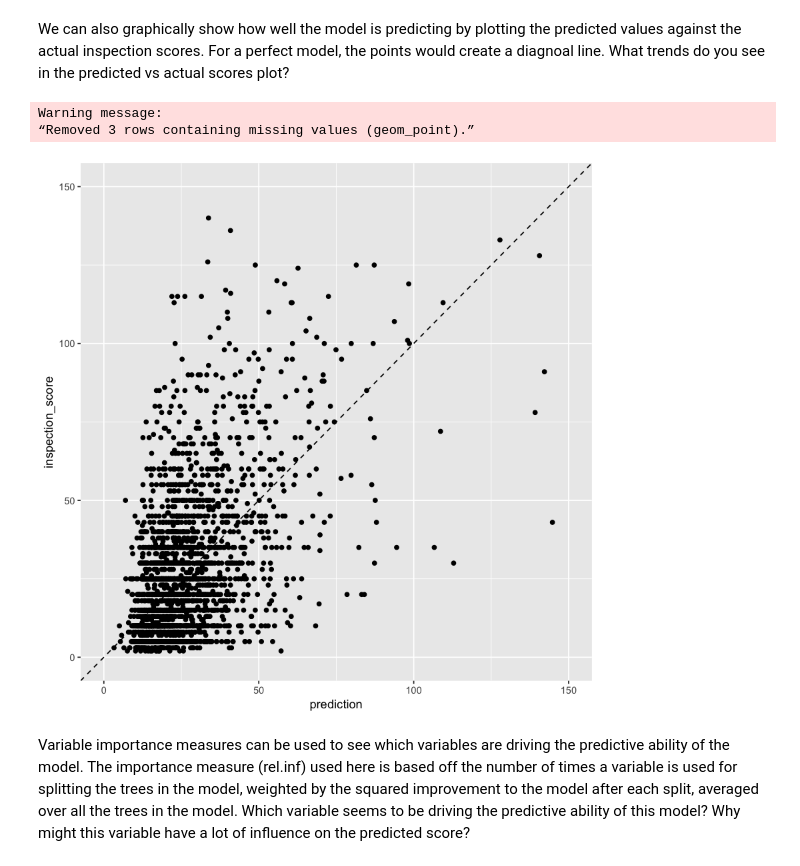
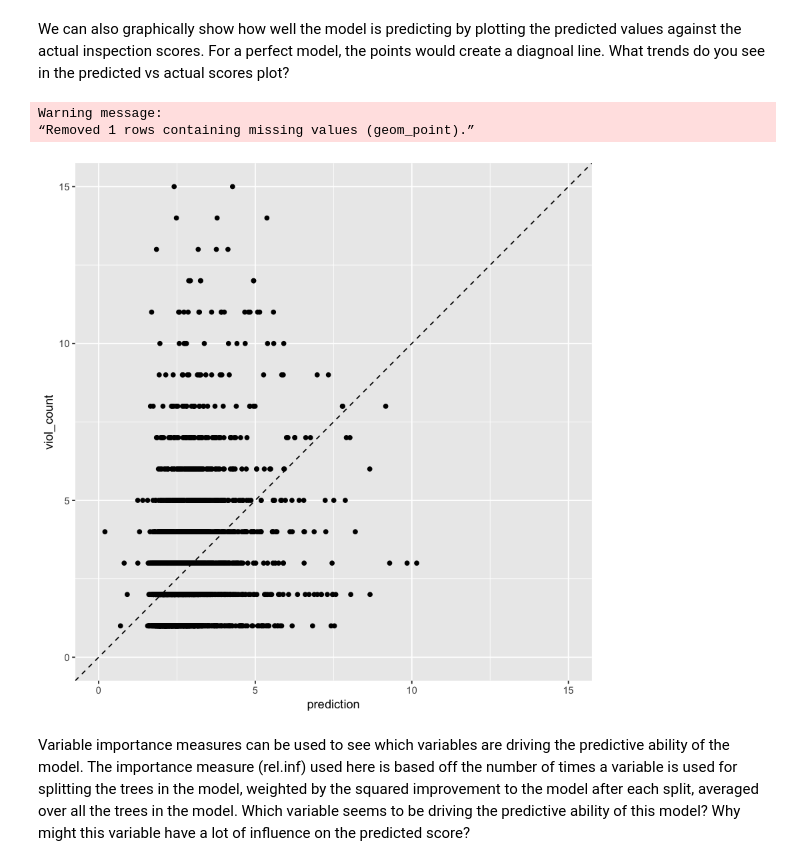
Before and after one commit to stanford-policylab/law-order-algo, a Jupyter notebook: notebooks/Food Inspection Score Bias.ipynb, the cells around one changed output. Saved outputs shown, nothing was run; the diff lists cells and outputs as text; code cells hidden in the pictures.

Commit message:
Update Food Inspection Bias notebook

```diff
--- a/notebooks/Food Inspection Score Bias.ipynb
+++ b/notebooks/Food Inspection Score Bias.ipynb
@@ -70,9 +70,13 @@ test_sub <- kcDat[-train,]
 # %% [markdown]
 We'll first build a gradient boosted tree model using previous inspection scores, the time the inspections took, and the year and weekday the inspection occured.
 # %%
-gb <- gbm(inspection_score~prev_score_1 + prev_score_2 + prev_score_3 + prev_score_4 + activity_time +
+gb <- gbm(viol_count~prev_count_1 + prev_count_2 + prev_count_3 + prev_count_4 +
           year + weekday,
           data=train_sub,distribution = "gaussian",n.trees = 10000,shrinkage = 0.02, interaction.depth = 6)
+
+#gb <- gbm(inspection_score~prev_score_1 + prev_score_2 + prev_score_3 + prev_score_4 + activity_time +
+#          year + weekday,
+#          data=train_sub,distribution = "gaussian",n.trees = 10000,shrinkage = 0.02, interaction.depth = 6)
 # %% [markdown]
 ## Assess prediction ability
 
@@ -92,13 +96,13 @@ We can also graphically show how well the model is predicting by plotting the pr
 # %%
 test_sub$prediction <- score_pred
 
-ggplot(test_sub,aes(x=prediction,y=inspection_score)) + geom_point() + geom_abline(linetype = "dashed") +
-  scale_x_continuous(limits = c(0, 150)) +
-  scale_y_continuous(limits = c(0, 150))
+ggplot(test_sub,aes(x=prediction,y=viol_count)) + geom_point() + geom_abline(linetype = "dashed") +
+  scale_x_continuous(limits = c(0, 15)) +
+  scale_y_continuous(limits = c(0, 15))
 # %% [output]
 Warning message:
-“Removed 3 rows containing missing values (geom_point).”
+“Removed 1 rows containing missing values (geom_point).”
-[figure, old version]
+[figure, new version]
 # %% [markdown]
 Variable importance measures can be used to see which variables are driving the predictive ability of the model. The importance measure (rel.inf) used here is based off the number of times a variable is used for splitting the trees in the model, weighted by the squared improvement to the model after each split, averaged over all the trees in the model. Which variable seems to be driving the predictive ability of this model? Why might this variable have a lot of influence on the predicted score?
 # %%
```
Also changed, not shown: parts of 11 cells of this notebook.
